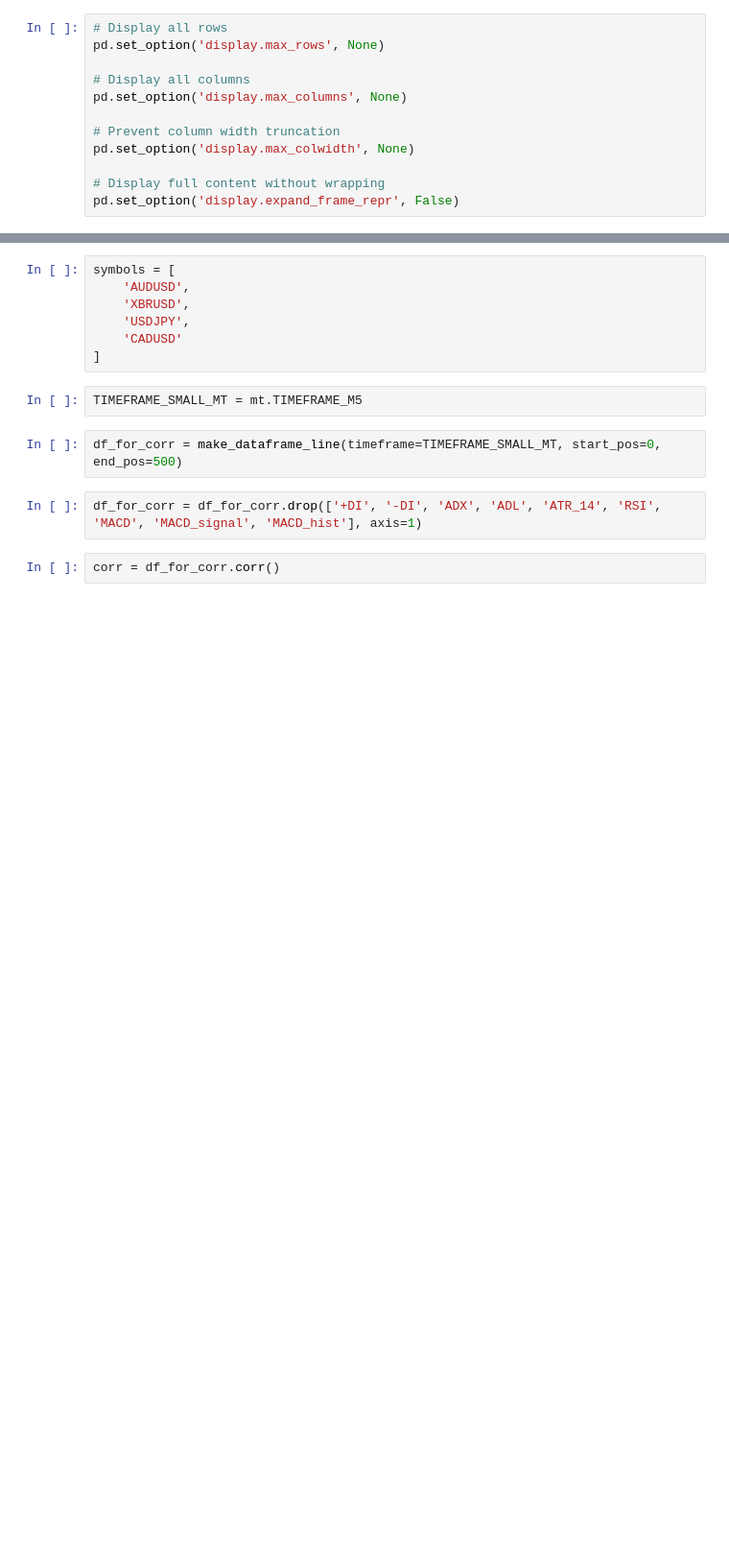
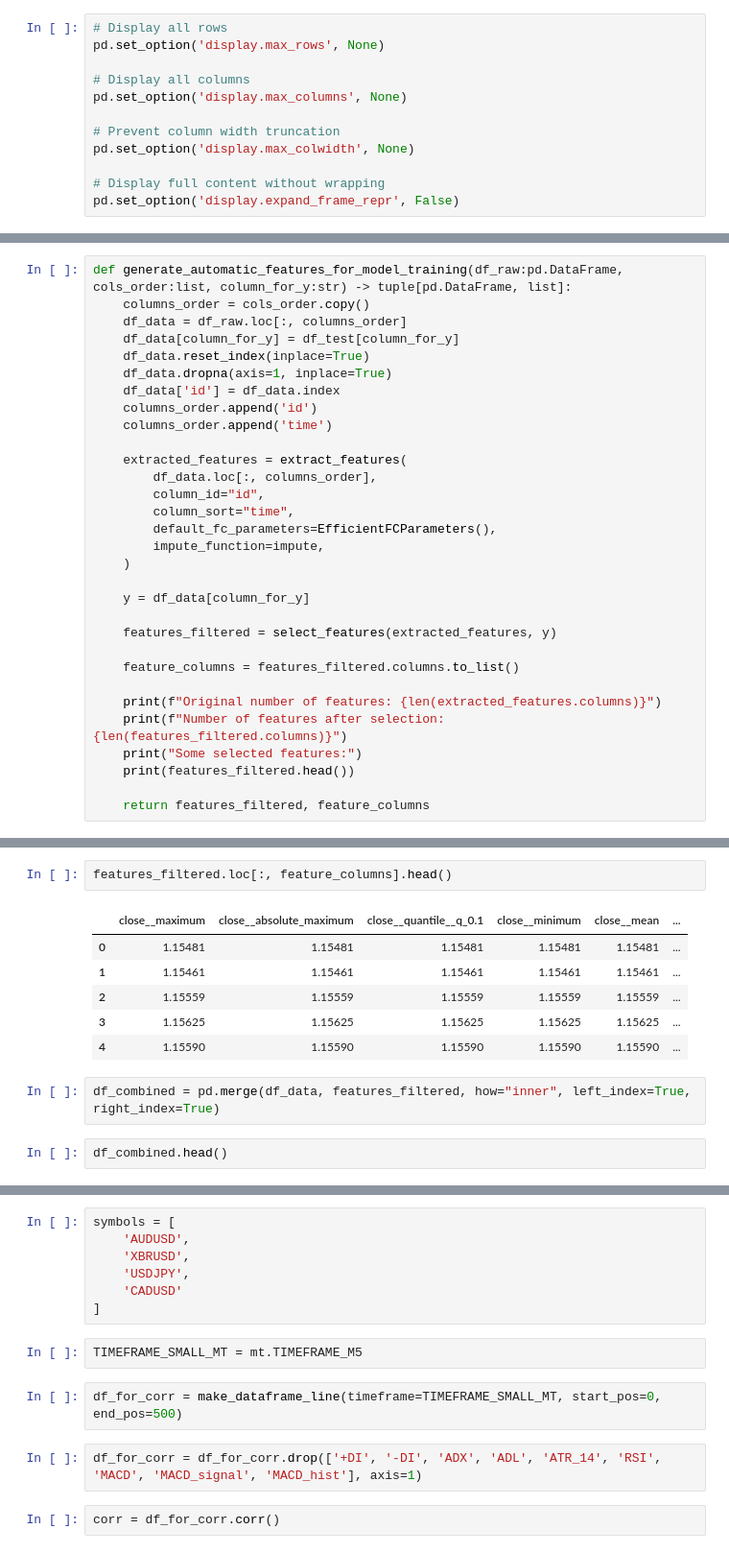
Before and after one commit to maratgaliulin/python_algo_ai, a Jupyter notebook: test.ipynb, the cells around one changed output, grey strips where cells are left out. Shown at 96% size. Saved outputs shown, nothing was run; the diff lists cells and outputs as text; blank space fills up the shorter version.

```diff
--- a/test.ipynb
+++ b/test.ipynb
@@ -46,0 +128,31 @@ def make_clean_dataframe_from_server(symbol:str, timeframe, start_pos:int, end_p
+# %%
+def generate_automatic_features_for_model_training(df_raw:pd.DataFrame, cols_order:list, column_for_y:str) -> tuple[pd.DataFrame, list]:
+    columns_order = cols_order.copy()
+    df_data = df_raw.loc[:, columns_order]
+    df_data[column_for_y] = df_test[column_for_y]
+    df_data.reset_index(inplace=True)
+    df_data.dropna(axis=1, inplace=True)
+    df_data['id'] = df_data.index
+    columns_order.append('id')
+    columns_order.append('time')
+
+    extracted_features = extract_features(
+        df_data.loc[:, columns_order],
+        column_id="id",
+        column_sort="time",
+        default_fc_parameters=EfficientFCParameters(),
+        impute_function=impute,
+    )
+
+    y = df_data[column_for_y]
+
+    features_filtered = select_features(extracted_features, y)
+
+    feature_columns = features_filtered.columns.to_list()
+
+    print(f"Original number of features: {len(extracted_features.columns)}")
+    print(f"Number of features after selection: {len(features_filtered.columns)}")
+    print("Some selected features:")
+    print(features_filtered.head())
+
+    return features_filtered, feature_columns
@@ -46,0 +230,13 @@ def make_clean_dataframe_from_server(symbol:str, timeframe, start_pos:int, end_p
+# %%
+features_filtered.loc[:, feature_columns].head()
+# %% [output]
+|  | close__maximum | close__absolute_maximum | close__quantile__q_0.1 | close__minimum | close__mean | ... |
+| 0 | 1.15481 | 1.15481 | 1.15481 | 1.15481 | 1.15481 | ... |
+| 1 | 1.15461 | 1.15461 | 1.15461 | 1.15461 | 1.15461 | ... |
+| 2 | 1.15559 | 1.15559 | 1.15559 | 1.15559 | 1.15559 | ... |
+| 3 | 1.15625 | 1.15625 | 1.15625 | 1.15625 | 1.15625 | ... |
+| 4 | 1.15590 | 1.15590 | 1.15590 | 1.15590 | 1.15590 | ... |
+# %%
+df_combined = pd.merge(df_data, features_filtered, how="inner", left_index=True, right_index=True)
+# %%
+df_combined.head()
```
Also changed, not shown: parts of 32 cells of this notebook, 5 other files.
